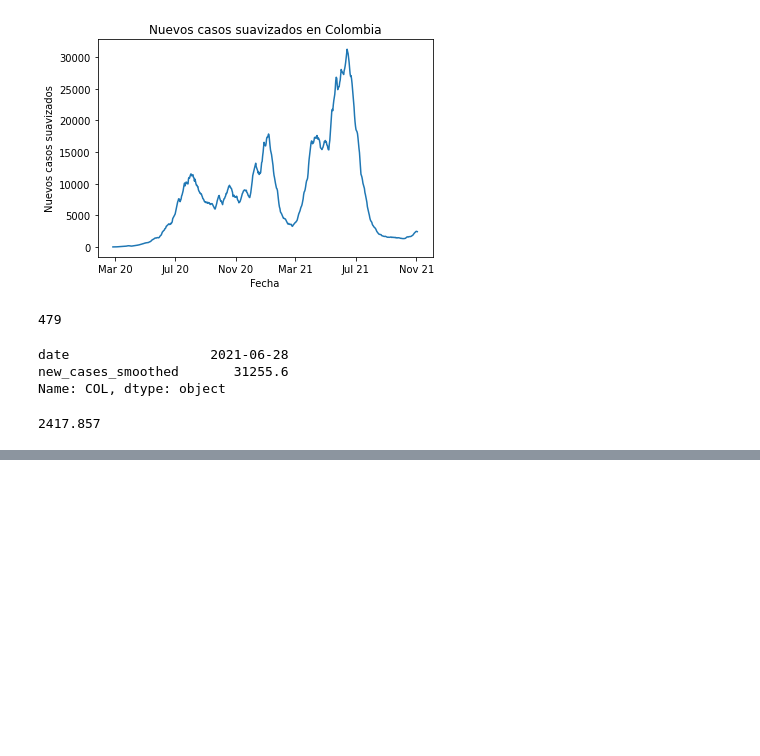
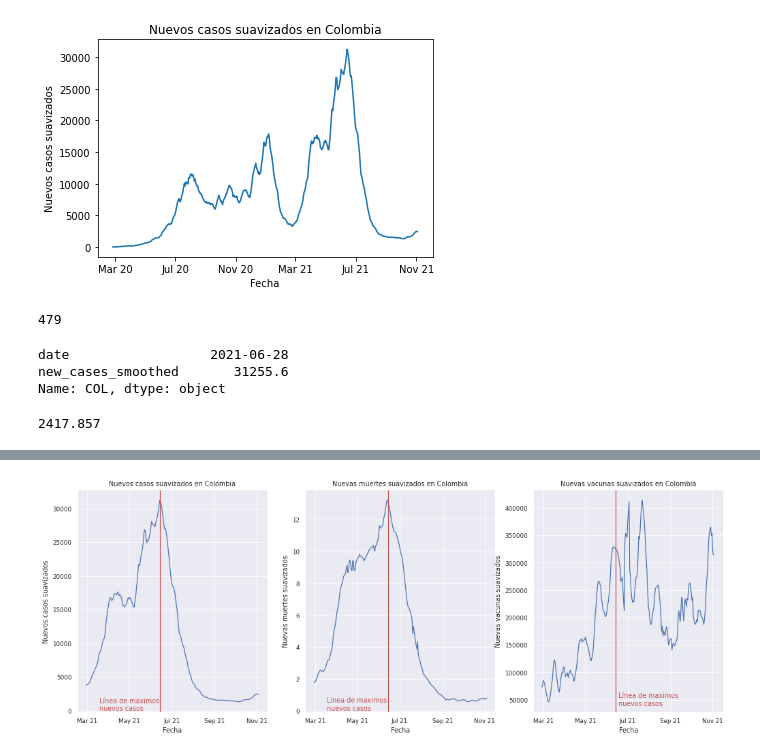
Before and after one commit to davidmorme/Universidad, a Jupyter notebook: Seminario Proyecto de Grado/Base_de_datos_Covid.ipynb, the cells around one changed output, grey strips where cells are left out. Drawn from its saved outputs; the diff is of its cells as text; code cells hidden in the pictures; blank space fills up the shorter version.

```diff
--- a/Seminario Proyecto de Grado/Base_de_datos_Covid.ipynb
+++ b/Seminario Proyecto de Grado/Base_de_datos_Covid.ipynb
@@ -1287,0 +1349,6 @@ BaseDatos[['date','new_cases_smoothed']].loc['COL'].iloc[-1]
+# %%
+#BaseDatosCOLF = A la información en Colombia desde que se inició la vacunación (13/03/2021)
+BaseDatosCOLF = BaseDatosCOL.iloc[np.argmin(BaseDatosCOL['people_vaccinated']):]
+# %%
+PorcentajeFaltantes=BaseDatosCOLF.isnull().sum()/len(BaseDatosCOLF)
+PorcentajeFaltantes[PorcentajeFaltantes>0.5]
@@ -1287,0 +1371,5 @@ BaseDatos[['date','new_cases_smoothed']].loc['COL'].iloc[-1]
+# %%
+BaseDatosCOLF.set_axis(range(0,len(BaseDatosCOLF)), axis=0, inplace=True)
+BaseDatosCOLF.drop(PorcentajeFaltantes.index[PorcentajeFaltantes>0.5],axis=1,inplace=True)
+BaseDatosCOLF.drop(['continent','location'],axis=1,inplace=True)
+BaseDatosCOLF.info()
@@ -1287,0 +1407,39 @@ BaseDatos[['date','new_cases_smoothed']].loc['COL'].iloc[-1]
+# %%
+sns.set()
+sns.set_context("paper")
+
+fig, ax= plt.subplots(1,3, figsize=(17, 6), sharex=True)
+
+ax[0].plot(BaseDatosCOLF['date'],BaseDatosCOLF['new_cases_smoothed'])
+
+ax[0].set_title('Nuevos casos suavizados en Colombia')
+ax[0].set_ylabel('Nuevos casos suavizados')
+ax[0].set_xlabel('Fecha')
+#ax[0].set_xticks(['2021-03-15','2021-05-15','2021-07-15','2021-09-15','2021-11-15'])
+
+ax[1].plot(BaseDatosCOLF['date'],BaseDatosCOLF['new_deaths_smoothed_per_million'])
+
+ax[1].set_title('Nuevas muertes suavizados en Colombia')
+ax[1].set_ylabel('Nuevas muertes suavizados')
+ax[1].set_xlabel('Fecha')
+#ax[1].set_xticks(['2021-03-15','2021-05-15','2021-07-15','2021-09-15','2021-11-15'])
+
+ax[2].plot(BaseDatosCOLF['date'],BaseDatosCOLF['new_vaccinations_smoothed'])
+
+ax[2].set_title('Nuevas vacunas suavizados en Colombia')
+ax[2].set_ylabel('Nuevas vacunas suavizados')
+ax[2].set_xlabel('Fecha')
+#ax[1].set_xticks(['2021-03-15','2021-05-15','2021-07-15','2021-09-15','2021-11-15'])
+FechaMaxNuevosContagios=BaseDatosCOLF['date'][np.argmax(BaseDatosCOLF['new_cases_smoothed'])]
+ax[0].axvline(FechaMaxNuevosContagios, color='r')
+ax[1].axvline(FechaMaxNuevosContagios, color='r')
+ax[2].axvline(FechaMaxNuevosContagios, color='r')
+
+plt.xticks(['2021-03-15','2021-05-15','2021-07-15','2021-09-15','2021-11-15'],['Mar 21','May 21','Jul 21','Sep 21','Nov 21'])
+ax[0].text('2021-04-01', 0.025, 'Línea de maximos\nnuevos casos', color = 'r')
+ax[1].text('2021-04-01', 0.025, 'Línea de maximos\nnuevos casos', color = 'r')
+ax[2].text('2021-07-01', 40000, 'Línea de maximos\nnuevos casos', color = 'r')
+
+fig.show()
+# %% [output]
+[figure, added]
```
Also changed, not shown: parts of 9 cells of this notebook.
